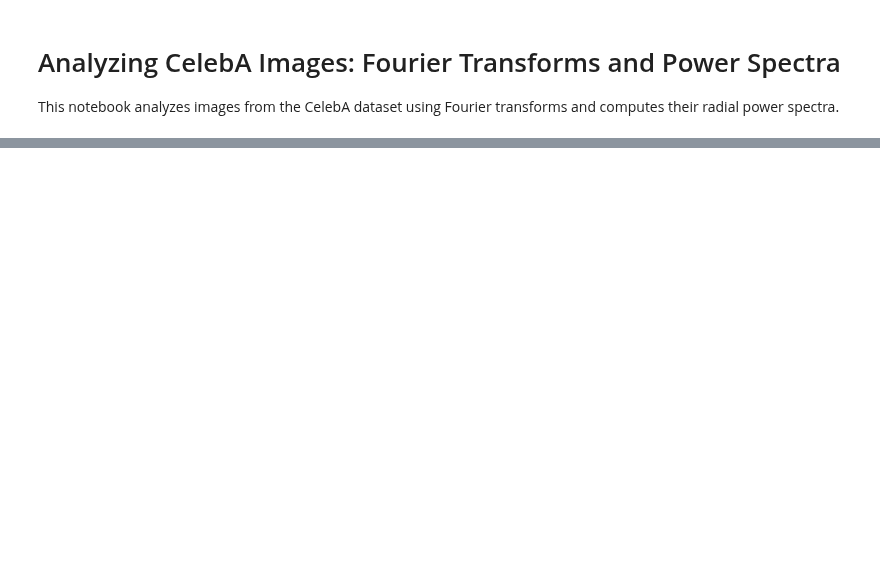
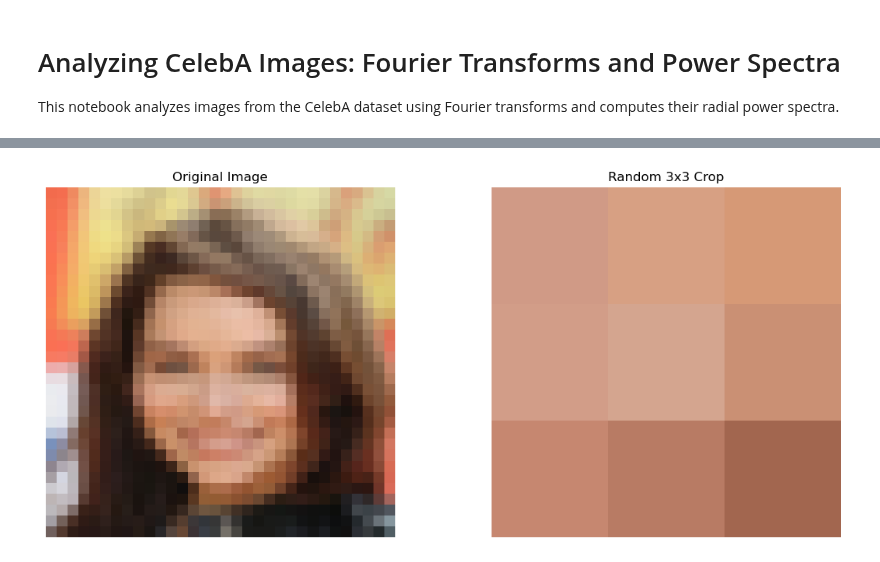
Before and after one commit to henhen724/convolutional_diffusion, a Jupyter notebook: notebooks/real_image_spectra.ipynb, the cells around one changed output, grey strips where cells are left out. Cells and saved outputs as stored; diff of their text form; code cells hidden in the pictures; blank space fills up the shorter version.

```diff
--- a/notebooks/real_image_spectra.ipynb
+++ b/notebooks/real_image_spectra.ipynb
@@ -229,0 +215,88 @@ plt.show()
+# %%
+class RandomCrop(torch.nn.Module):
+    """Random crop transform for image analysis.
+
+    Args:
+        crop_height: Height of the crop
+        crop_width: Width of the crop
+    """
+    def __init__(self, crop_height, crop_width):
+        super().__init__()
+        self.crop_height = crop_height
+        self.crop_width = crop_width
+
+    def forward(self, img):
+        """Apply random crop to input image.
+
+        Args:
+            img: Input image tensor of shape (C, H, W), (H, W), or (B, C, H, W)
+
+        Returns:
+            Cropped image tensor
+        """
+        if not isinstance(img, torch.Tensor):
+            raise TypeError("Input image must be a torch tensor")
+
+        # Handle different input shapes
+        if len(img.shape) == 2:  # (H, W) - grayscale
+            h, w = img.shape
+            # Generate random crop coordinates
+            top = torch.randint(0, h - self.crop_height + 1, (1,)).item()
+            left = torch.randint(0, w - self.crop_width + 1, (1,)).item()
+            # Crop and add channel dimension
+            cropped = img[top:top + self.crop_height, left:left + self.crop_width]
+            return cropped.unsqueeze(0)  # Add channel dimension: (1, H, W)
+
+        elif len(img.shape) == 3:  # (C, H, W) - color or single channel
+            c, h, w = img.shape
+            # Generate random crop coordinates
+            top = torch.randint(0, h - self.crop_height + 1, (1,)).item()
+            left = torch.randint(0, w - self.crop_width + 1, (1,)).item()
+            # Crop the image
+            return img[:, top:top + self.crop_height, left:left + self.crop_width]
+
+        elif len(img.shape) == 4:  # (B, C, H, W) - batch
+            b, c, h, w = img.shape
+            # Generate random crop coordinates
+            top = torch.randint(0, h - self.crop_height + 1, (1,)).item()
+            left = torch.randint(0, w - self.crop_width + 1, (1,)).item()
+            # Crop the image
+            return img[:, :, top:top + self.crop_height, left:left + self.crop_width]
+
+        else:
+            raise ValueError(f"Unsupported image shape: {img.shape}. Expected 2D, 3D, or 4D tensor.")
+
+# Test the transform
+batch = next(iter(dataloader))
+img = batch[0][0]  # Get first image from batch
+
+# Create transform pipeline
+random_crop = RandomCrop(3, 3)
+
+# Apply transform
+cropped_img = random_crop(img)
+print(f"Original image shape: {img.shape}")
+print(f"Cropped image shape: {cropped_img.shape}")
+
+# Plot original and cropped images
+plt.figure(figsize=(12, 5))
+
+# Reverse normalization transform
+denorm = transforms.Normalize(
+    mean=[-0.5/0.5, -0.5/0.5, -0.5/0.5],
+    std=[1/0.5, 1/0.5, 1/0.5]
+)
+
+plt.subplot(121)
+plt.imshow(denorm(img).permute(1,2,0).clamp(0,1))
+plt.title('Original Image')
+plt.axis('off')
+
+plt.subplot(122)
+plt.imshow(denorm(cropped_img).permute(1,2,0).clamp(0,1))
+plt.title('Random 3x3 Crop')
+plt.axis('off')
+
+plt.tight_layout()
+plt.show()
+# %% [output]
@@ -230,3 +305,4 @@ plt.show()
+[figure, added]
 # %%
 # Take 50 samples and collect n x n crops
 n = 3  # Size of crops
```
Also changed, not shown: parts of 24 cells of this notebook, 8 other files.
